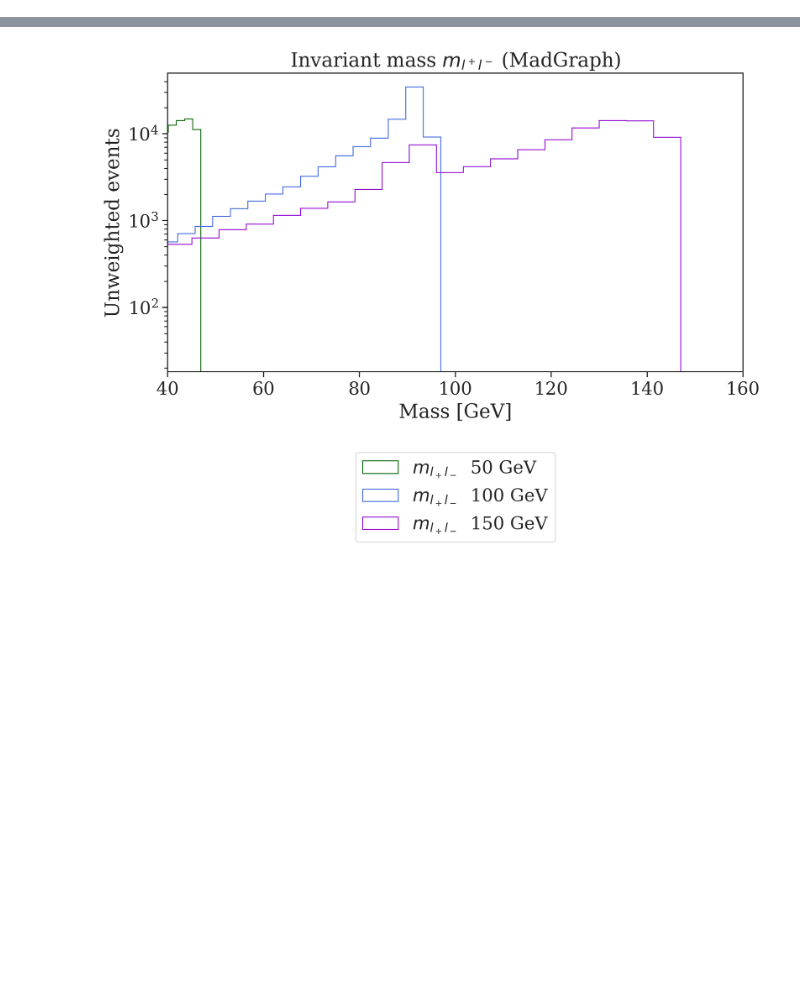
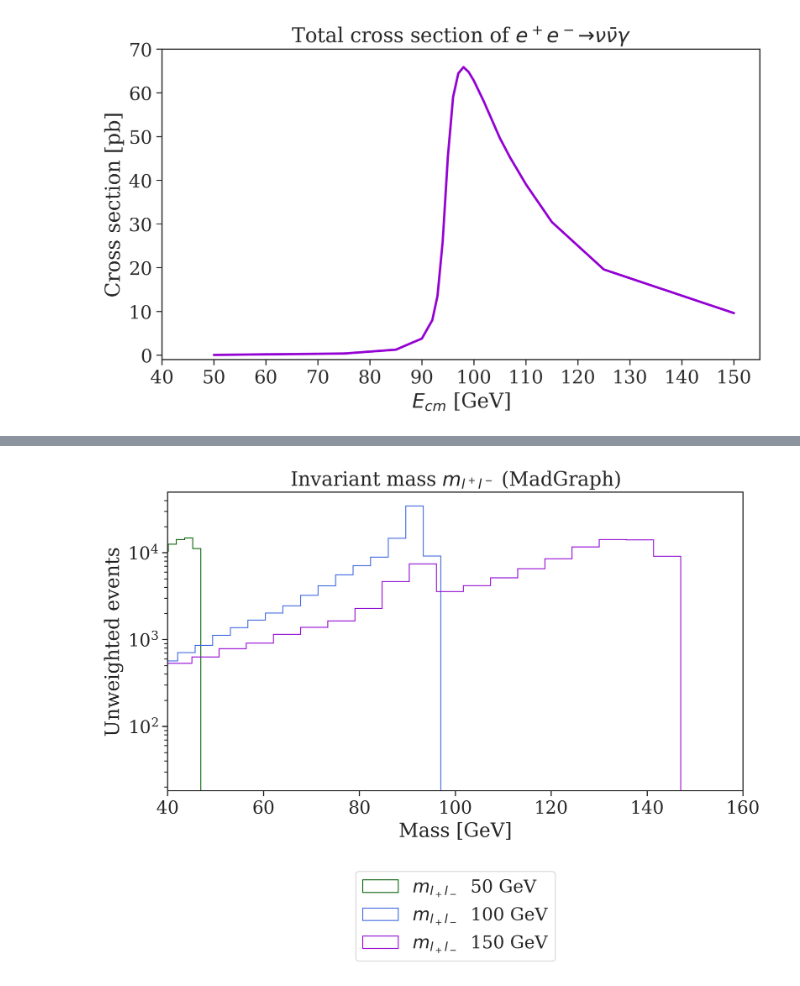
Before and after one commit to viniciusrocca/simulationsSM, a Jupyter notebook: epem2lplm/Zsearch.ipynb, the cells around one changed output, grey strips where cells are left out. Cells and saved outputs as stored; diff of their text form; code cells hidden in the pictures; blank space fills up the shorter version.

```diff
--- a/epem2lplm/Zsearch.ipynb
+++ b/epem2lplm/Zsearch.ipynb
@@ -124,2 +156,16 @@ energy = [50,75,85,90,95,97,100,102,105,110,125,150]
+# %%
+fig = plt.figure(figsize = [9.2,4.9], dpi = 300)
+plt.plot(energy,cross_section_n, lw = 2, color = 'darkviolet')
+
+plt.xlabel(r'$E_{cm}$ [GeV]')
+plt.title(r'Total cross section of $e^+e^-\to \nu\bar{\nu} \gamma$')
+plt.ylabel(r'Cross section [pb]')
+plt.xlim([45,155])
+plt.ylim([-1,70])
+plt.xticks(np.arange(40,160,10))
+
+plt.show()
+# %% [output]
+[figure, added]
 # %%
 fig = plt.figure(figsize = [9.2,4.9], dpi = 300)
```
Also changed, not shown: parts of 8 cells of this notebook, 5 other files.
